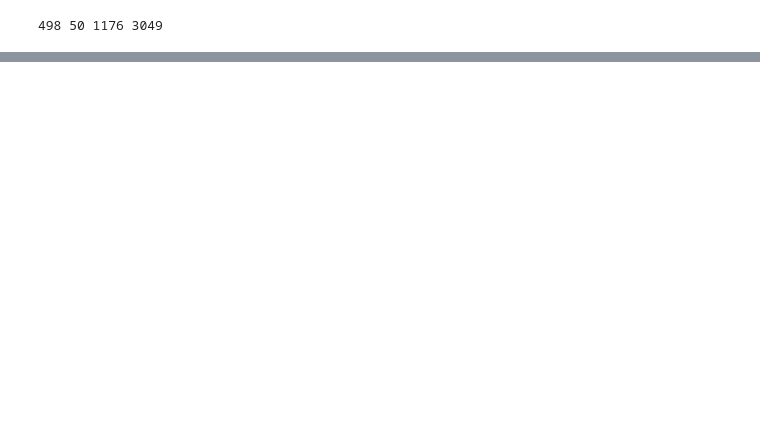
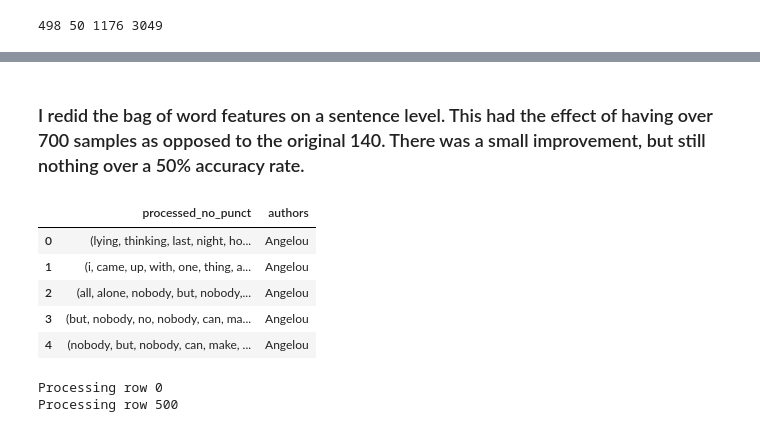
Before and after one commit to VincentG123/Poems, a Jupyter notebook: Unsupervised_Capstone_Poetry.ipynb, the cells around one changed output, grey strips where cells are left out. Saved outputs shown, nothing was run; the diff lists cells and outputs as text; code cells hidden in the pictures; blank space fills up the shorter version.

```diff
--- a/Unsupervised_Capstone_Poetry.ipynb
+++ b/Unsupervised_Capstone_Poetry.ipynb
@@ -643,0 +805,17 @@ plt.show()
+# %% [markdown]
+### I redid the bag of word features on a sentence level. This had the effect of having over 700 samples as opposed to the original 140. There was a small improvement, but still nothing over a 50% accuracy rate.
+# %%
+test = []
+for i, poem in enumerate(poems_df['processed_no_punct']):
+    poem_sents = [[sent, poems_df.loc[i,'authors']] for sent in poems_df.loc[i,'processed_no_punct'].sents]
+    test.extend(poem_sents)
+
+sentences_df = pd.DataFrame(test, columns = ['processed_no_punct','authors'])
+sentences_df.head()
+# %% [output]
+|  | processed_no_punct | authors |
+| 0 | (lying, thinking, last, night, ho... | Angelou |
+| 1 | (i, came, up, with, one, thing, a... | Angelou |
+| 2 | (all, alone, nobody, but, nobody,... | Angelou |
+| 3 | (but, nobody, no, nobody, can, ma... | Angelou |
+| 4 | (nobody, but, nobody, can, make, ... | Angelou |
@@ -643,0 +852,5 @@ plt.show()
+# %%
+bow_df2 = bow_features2(sentences_df, set_bag)
+# %% [output]
+Processing row 0
+Processing row 500
```
Also changed, not shown: parts of 39 cells of this notebook.
